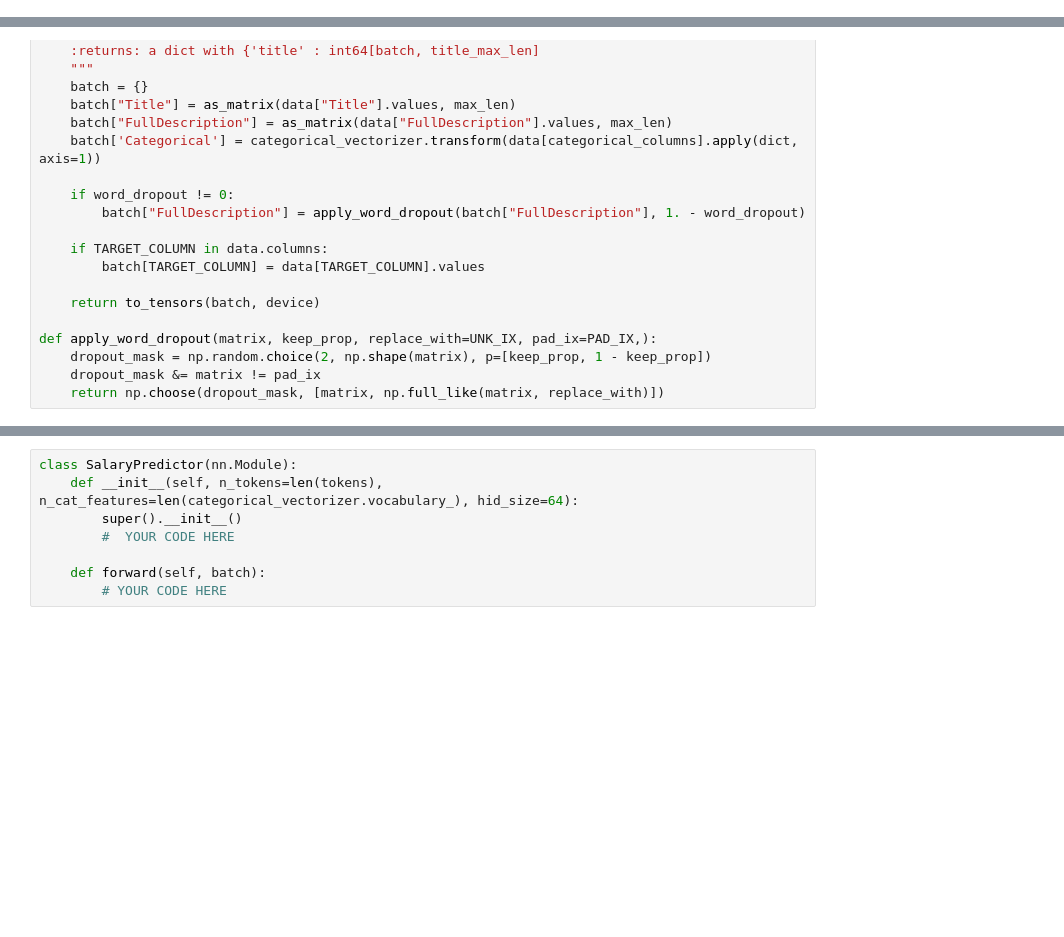
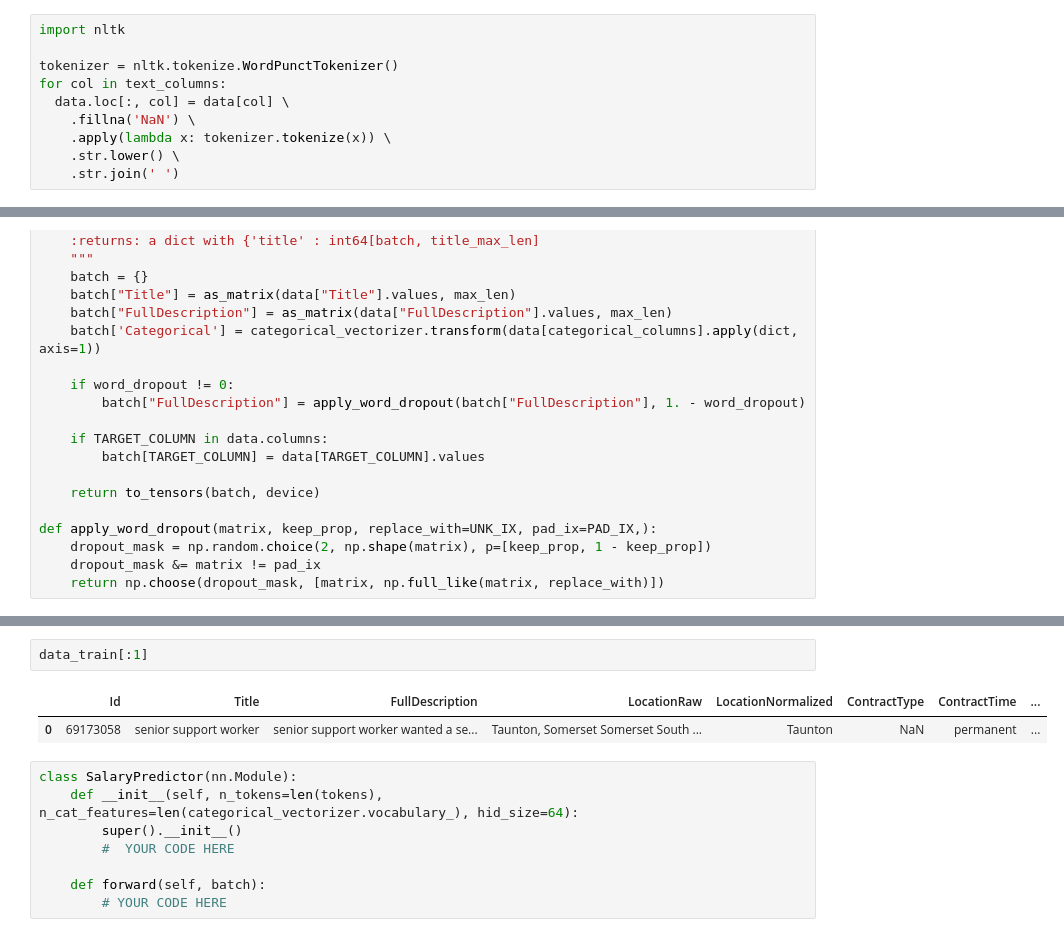
Before and after one commit to Yaropolovo/nlp_course, a Jupyter notebook: week02_classification/seminar.ipynb, the cells around one changed output, grey strips where cells are left out. Cells and saved outputs as stored; diff of their text form; blank space fills up the shorter version.

```diff
--- a/week02_classification/seminar.ipynb
+++ b/week02_classification/seminar.ipynb
@@ -106,3 +106,13 @@ tokenizer = nltk.tokenize.WordPunctTokenizer()
+# %%
+import nltk
+
+tokenizer = nltk.tokenize.WordPunctTokenizer()
+for col in text_columns:
+  data.loc[:, col] = data[col] \
+    .fillna('NaN') \
+    .apply(lambda x: tokenizer.tokenize(x)) \
+    .str.lower() \
+    .str.join(' ')
 # %% [markdown]
 Now we can assume that our text is a space-separated list of tokens:
 # %%
@@ -271,6 +354,11 @@ Our basic model consists of three branches:
 We will then feed all 3 branches into one common network that predicts salary.
 
 ![scheme](https://github.com/yandexdataschool/nlp_course/raw/master/resources/w2_conv_arch.png)
+# %%
+data_train[:1]
+# %% [output]
+|  | Id | Title | FullDescription | LocationRaw | LocationNormalized | ContractType | ContractTime | ... |
+| 0 | 69173058 | senior support worker | senior support worker wanted a se... | Taunton, Somerset Somerset South ... | Taunton | NaN | permanent | ... |
 # %%
 class SalaryPredictor(nn.Module):
     def __init__(self, n_tokens=len(tokens), n_cat_features=len(categorical_vectorizer.vocabulary_), hid_size=64):
```
Also changed, not shown: parts of 24 cells of this notebook.
